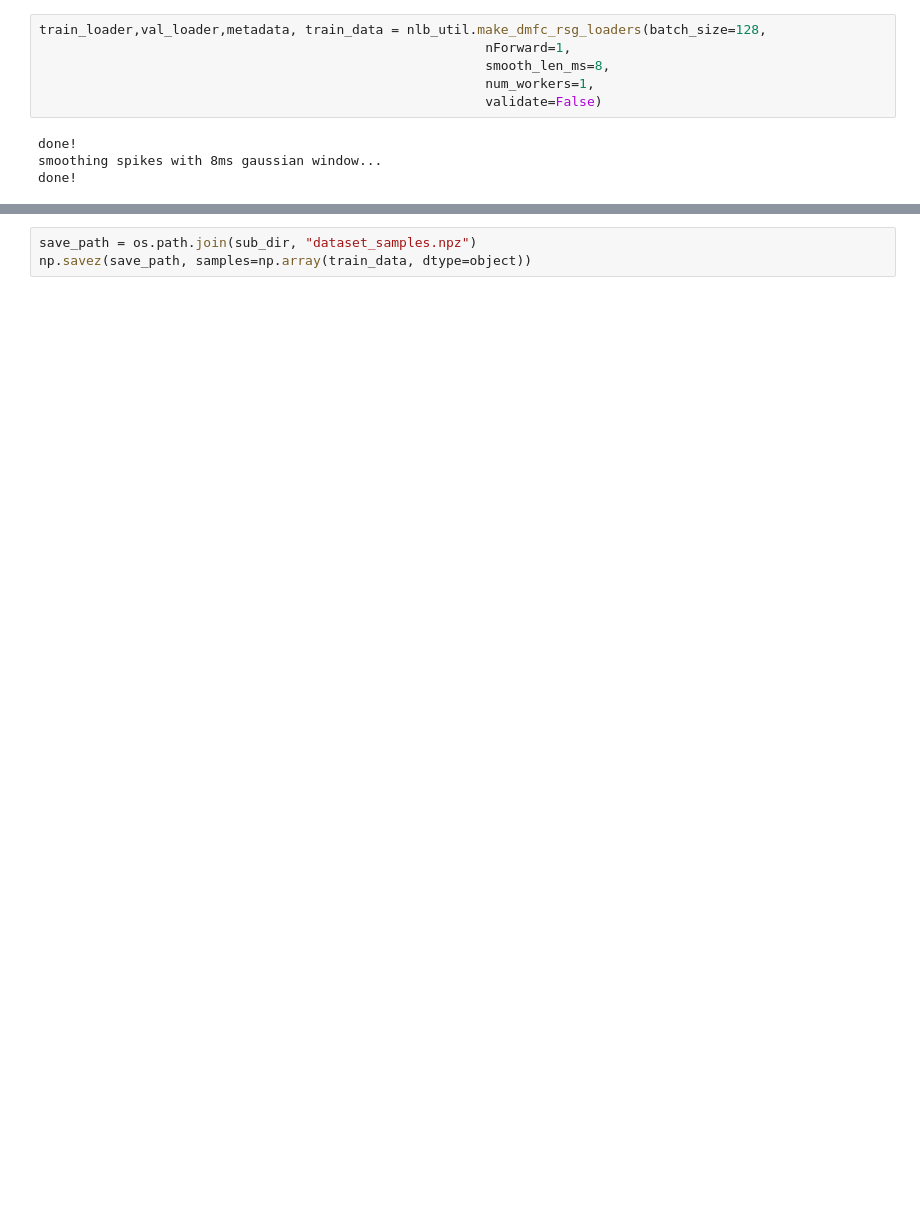
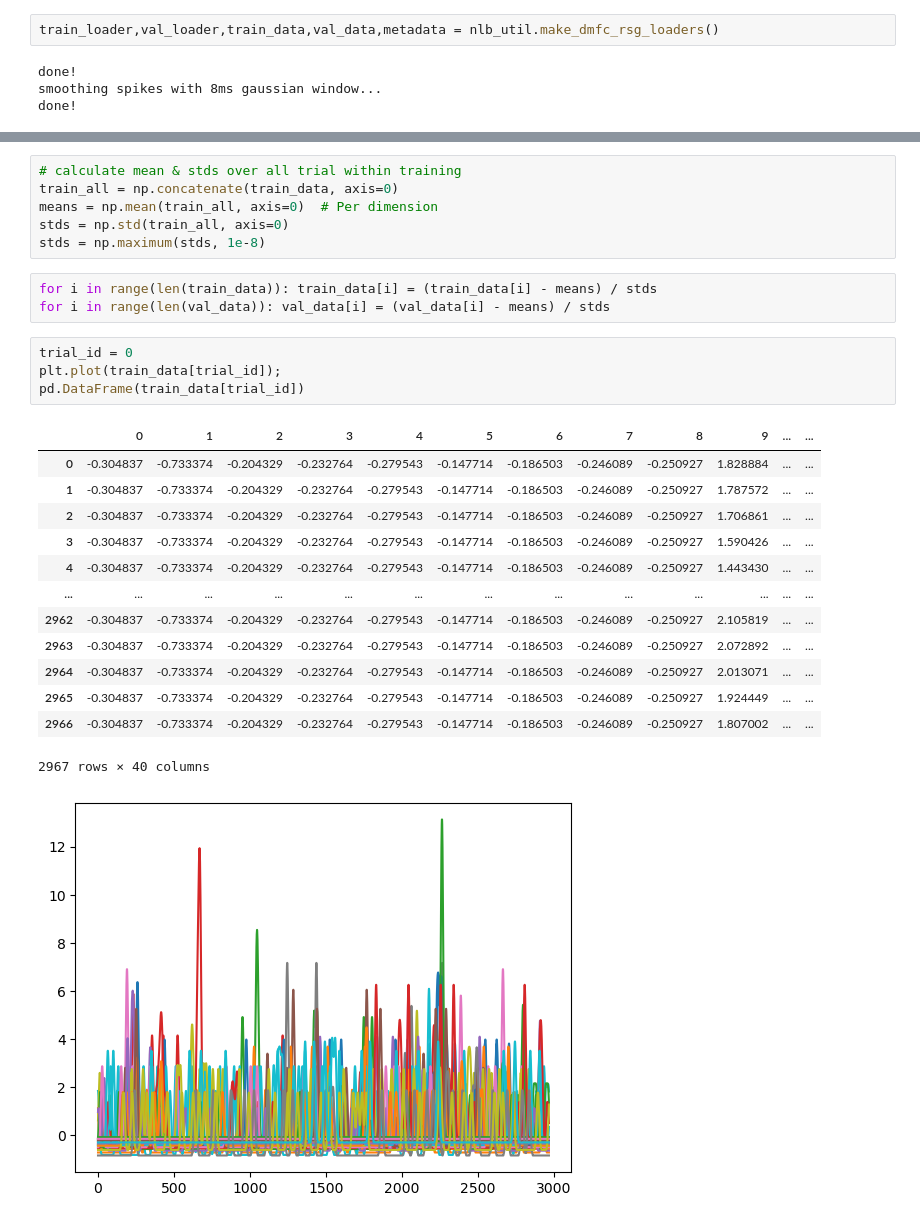
Before and after one commit to dannyfa/Velocity_Flow_Matching, a Jupyter notebook: read_nlb_data.ipynb, the cells around one changed output, grey strips where cells are left out. Saved outputs shown, nothing was run; the diff lists cells and outputs as text; blank space fills up the shorter version.

```diff
--- a/read_nlb_data.ipynb
+++ b/read_nlb_data.ipynb
@@ -7,11 +9,7 @@ out_dir = "data"
 # %% [markdown]
 # 1. dmfc_rsg
 # %%
-train_loader,val_loader,metadata, train_data = nlb_util.make_dmfc_rsg_loaders(batch_size=128,
-                                                         nForward=1,
-                                                         smooth_len_ms=8,
-                                                         num_workers=1,
-                                                         validate=False)
+train_loader,val_loader,train_data,val_data,metadata = nlb_util.make_dmfc_rsg_loaders()
 # %% [output]
 done!
 smoothing spikes with 8ms gaussian window...
@@ -26,3 +37,28 @@ os.makedirs(sub_dir, exist_ok=True)
+# %%
+# calculate mean & stds over all trial within training
+train_all = np.concatenate(train_data, axis=0)
+means = np.mean(train_all, axis=0)  # Per dimension
+stds = np.std(train_all, axis=0)
+stds = np.maximum(stds, 1e-8)
+# %%
+for i in range(len(train_data)): train_data[i] = (train_data[i] - means) / stds
+for i in range(len(val_data)): val_data[i] = (val_data[i] - means) / stds
 # %%
-save_path = os.path.join(sub_dir, "dataset_samples.npz")
-np.savez(save_path, samples=np.array(train_data, dtype=object))
+trial_id = 0
+plt.plot(train_data[trial_id]);
+pd.DataFrame(train_data[trial_id])
+# %% [output]
+|  | 0 | 1 | 2 | 3 | 4 | 5 | 6 | 7 | 8 | 9 | ... | ... |
+| 0 | -0.304837 | -0.733374 | -0.204329 | -0.232764 | -0.279543 | -0.147714 | -0.186503 | -0.246089 | -0.250927 | 1.828884 | ... | ... |
+| 1 | -0.304837 | -0.733374 | -0.204329 | -0.232764 | -0.279543 | -0.147714 | -0.186503 | -0.246089 | -0.250927 | 1.787572 | ... | ... |
+| 2 | -0.304837 | -0.733374 | -0.204329 | -0.232764 | -0.279543 | -0.147714 | -0.186503 | -0.246089 | -0.250927 | 1.706861 | ... | ... |
+| 3 | -0.304837 | -0.733374 | -0.204329 | -0.232764 | -0.279543 | -0.147714 | -0.186503 | -0.246089 | -0.250927 | 1.590426 | ... | ... |
+| 4 | -0.304837 | -0.733374 | -0.204329 | -0.232764 | -0.279543 | -0.147714 | -0.186503 | -0.246089 | -0.250927 | 1.443430 | ... | ... |
+| ... | ... | ... | ... | ... | ... | ... | ... | ... | ... | ... | ... | ... |
+| 2962 | -0.304837 | -0.733374 | -0.204329 | -0.232764 | -0.279543 | -0.147714 | -0.186503 | -0.246089 | -0.250927 | 2.105819 | ... | ... |
+| 2963 | -0.304837 | -0.733374 | -0.204329 | -0.232764 | -0.279543 | -0.147714 | -0.186503 | -0.246089 | -0.250927 | 2.072892 | ... | ... |
+| 2964 | -0.304837 | -0.733374 | -0.204329 | -0.232764 | -0.279543 | -0.147714 | -0.186503 | -0.246089 | -0.250927 | 2.013071 | ... | ... |
+| 2965 | -0.304837 | -0.733374 | -0.204329 | -0.232764 | -0.279543 | -0.147714 | -0.186503 | -0.246089 | -0.250927 | 1.924449 | ... | ... |
+| 2966 | -0.304837 | -0.733374 | -0.204329 | -0.232764 | -0.279543 | -0.147714 | -0.186503 | -0.246089 | -0.250927 | 1.807002 | ... | ... |
+2967 rows × 40 columns
+[figure, added]
```
Also changed, not shown: parts of 25 cells of this notebook, 18 other files.
